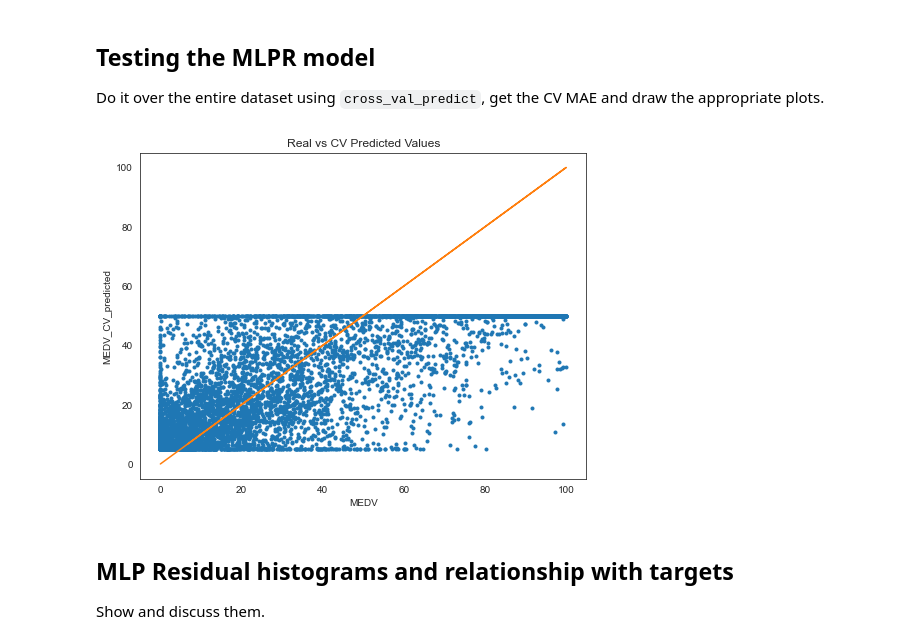
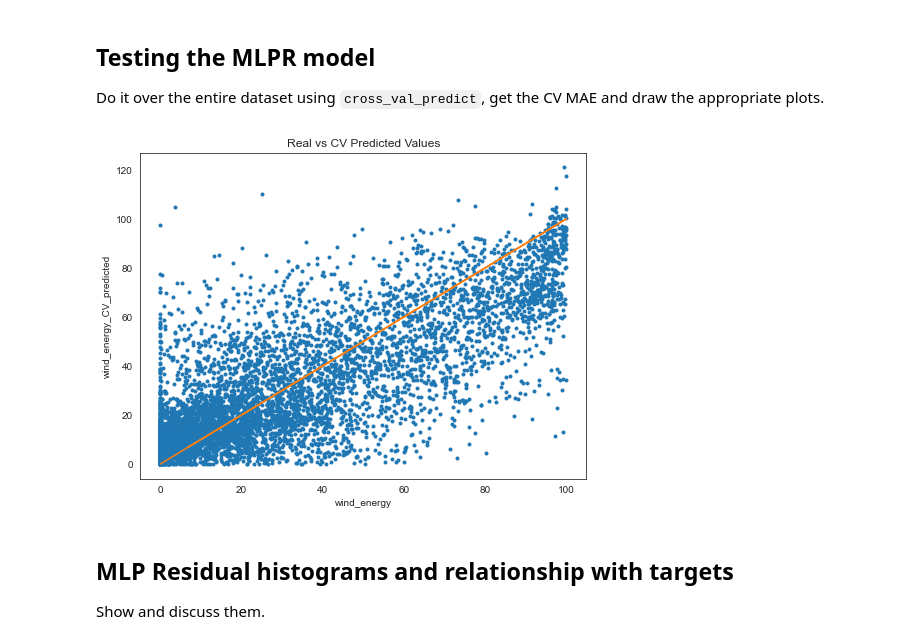
Before and after one commit to claudiaqw/knn-nnetworks-svm, a Jupyter notebook: afi_miniproject_wind_e_2021.ipynb, the cells around one changed output. Saved outputs shown, nothing was run; the diff lists cells and outputs as text; code cells hidden in the pictures.

```diff
--- a/afi_miniproject_wind_e_2021.ipynb
+++ b/afi_miniproject_wind_e_2021.ipynb
@@ -247,3 +251,5 @@ Perform a CV MLPR estimation of a pipelined MLPR over three folds over the entir
 # %%
-x = df[l_vars]
+sc = StandardScaler()
+
+x = sc.fit_transform(df[l_vars])
 y = df[['target']]
@@ -250,7 +304,7 @@ y = df[['target']]
 # %%
-# select alpha in mlp regression by CV
-n_folds = 3
-kf = KFold(n_folds, shuffle=False)
+#USAMOS TIMESERIESSPLIT
+
+tscv = TimeSeriesSplit(n_splits=3)
 hidden_layer_sizes = (30, 30)
 
 mlpr =  MLPRegressor(hidden_layer_sizes=hidden_layer_sizes,
@@ -274,7 +328,7 @@ param_grid = {'regressor__mlp__alpha': l_alpha}
 
 cv_estimator = GridSearchCV(inner_estimator,
                             param_grid=param_grid,
-                            cv=kf,
+                            cv=tscv,
                             scoring='neg_mean_absolute_error',
                             return_train_score=True,
                             refit=True,
@@ -318,16 +372,16 @@ best_cv_mae = 13.380
 
 Do it over the entire dataset using `cross_val_predict`, get the CV MAE and draw the appropriate plots.
 # %%
-y_pred_mlp_cv = np.clip(cross_val_predict(cv_estimator.best_estimator_, x, y, cv=kf, n_jobs=-1), 5., 50.)
+y_pred_mlp_cv = np.clip(cross_val_predict(cv_estimator.best_estimator_, x, y, cv=kf, n_jobs=-1), 0., 200.)
 # %%
 plt.figure( figsize=(8,6))
 
 plt.title('Real vs CV Predicted Values')
-plt.xlabel('MEDV')
-plt.ylabel('MEDV_CV_predicted')
+plt.xlabel('wind_energy')
+plt.ylabel('wind_energy_CV_predicted')
 _ = plt.plot(y, y_pred_mlp_cv, '.', y, y, '-')
 # %% [output]
-[figure, old version]
+[figure, new version]
 # %% [markdown]
 ## MLP Residual histograms and relationship with targets
 
```
Also changed, not shown: parts of 11 cells of this notebook, 2 other files.
